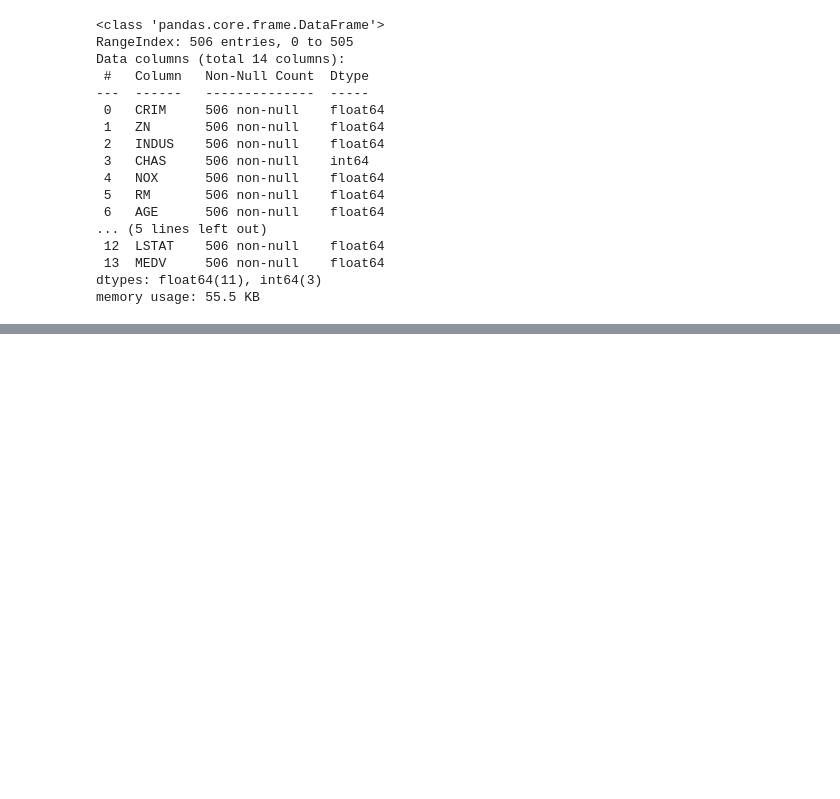
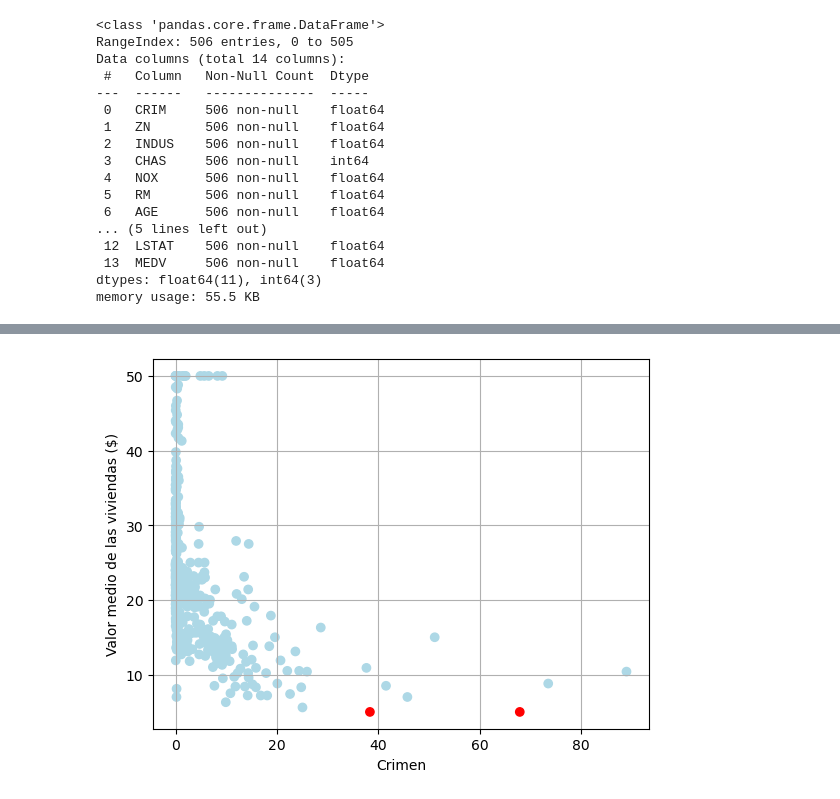
Before and after one commit to FlorDRamirez/EjercicioBoston1, a Jupyter notebook: boston.ipynb, the cells around one changed output, grey strips where cells are left out. Cells and saved outputs as stored; diff of their text form; code cells hidden in the pictures; blank space fills up the shorter version.

```diff
--- a/boston.ipynb
+++ b/boston.ipynb
@@ -111,0 +85,5 @@ plt.xticks(rotation=45);
+# %%
+# Valor medio de las viviendas ocupadas por sus propietarios en miles de dólares
+minimovalor_boston =boston_precio_casas['MEDV'].min()
+maximovalor_boston = boston_precio_casas['MEDV'].max()
+print(f'Valor minimo de las viviendas: {minimovalor_boston} y el valor maximo: {maximovalor_boston}')
@@ -111,0 +110,15 @@ plt.xticks(rotation=45);
+# %%
+boston_precio_casas
+# Gráfico
+
+color = np.where(boston_precio_casas['MEDV'] == minimovalor_boston, "red", "lightblue")
+
+
+fig, ax = plt.subplots()
+ax.scatter(boston_precio_casas["CRIM"], boston_precio_casas["MEDV"], c=color)
+plt.xlabel("Crimen")
+plt.ylabel("Valor medio de las viviendas ($)")
+plt.grid(True)
+plt.show()
+# %% [output]
+[figure, added]
```
Also changed, not shown: parts of 11 cells of this notebook.
